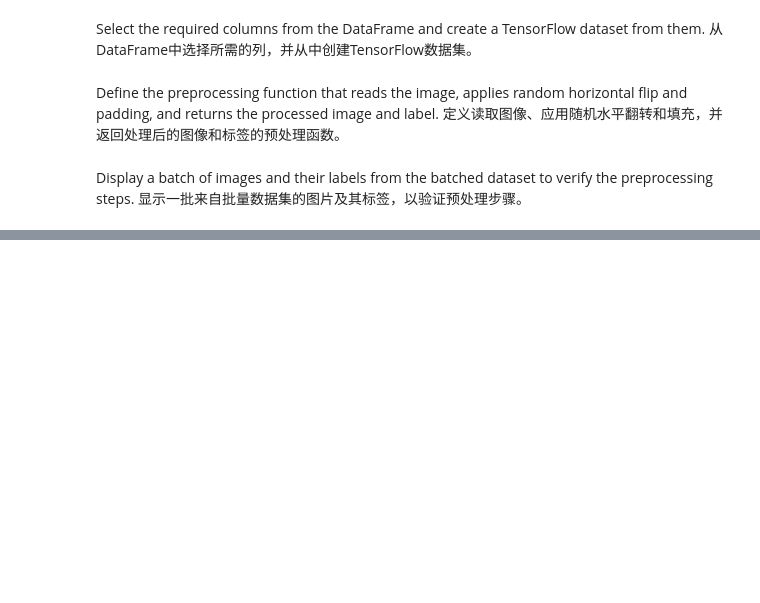
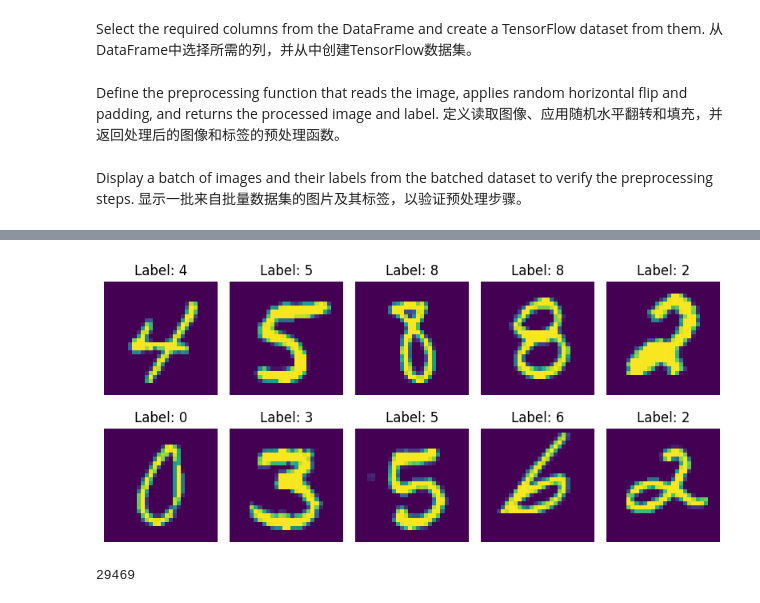
Before and after one commit to Endoefa/ovo, a Jupyter notebook: Tutorial_Three.ipynb, the cells around one changed output, grey strips where cells are left out. Drawn from its saved outputs; the diff is of its cells as text; code cells hidden in the pictures; blank space fills up the shorter version.

```diff
--- a/Tutorial_Three.ipynb
+++ b/Tutorial_Three.ipynb
@@ -288,0 +473,6 @@ for images, labels in batched_dataset.take(1):
+# %%
+import pandas as pd
+# header=None：告诉pandas 文件没有表头，第一行就是样本数据，不要拿来当列名
+df_mnist = pd.read_csv('/content/sample_data/mnist_train_small.csv', header=None)
+#列是像素     每一行 = 一张手写数字图片样本     第 0 列（列号 0）：图片标签（真实数字）
+print(df_mnist.head())
@@ -288,0 +495,41 @@ for images, labels in batched_dataset.take(1):
+# %%
+
+# 按选中的行提取标签和像素
+labels = df_mnist.iloc[selected_ids, 0]
+images = df_mnist.iloc[selected_ids, 1:].values.reshape(-1, 28, 28)
+# %%
+
+# 画图：2行5列，一共10张
+fig, axes = plt.subplots(2, 5, figsize=(8, 4))
+axes = axes.flatten()
+
+for i in range(len(selected_ids)):
+    axes[i].imshow(images[i])
+    axes[i].set_title(f'Label: {labels.iloc[i]}')
+    axes[i].axis('off')
+
+plt.tight_layout()
+plt.show()
+# %% [output]
+[figure, added]
+# %%
+import cv2
+import numpy as np
+
+# 每张图片顺时针旋转90度，得到10张新图片
+rotated_images = [
+    cv2.rotate(img, cv2.ROTATE_90_CLOCKWISE)
+    for img in images
+]
+
+# 合并原始10张和旋转后的10张
+all_images = list(images) + rotated_images
+
+# 计算并累加20张图片的trace
+total_trace = 0
+for img in all_images:
+    total_trace += int(np.trace(img))
+
+print(total_trace)
+# %% [output]
+29469
```
Also changed, not shown: parts of 9 cells of this notebook.
